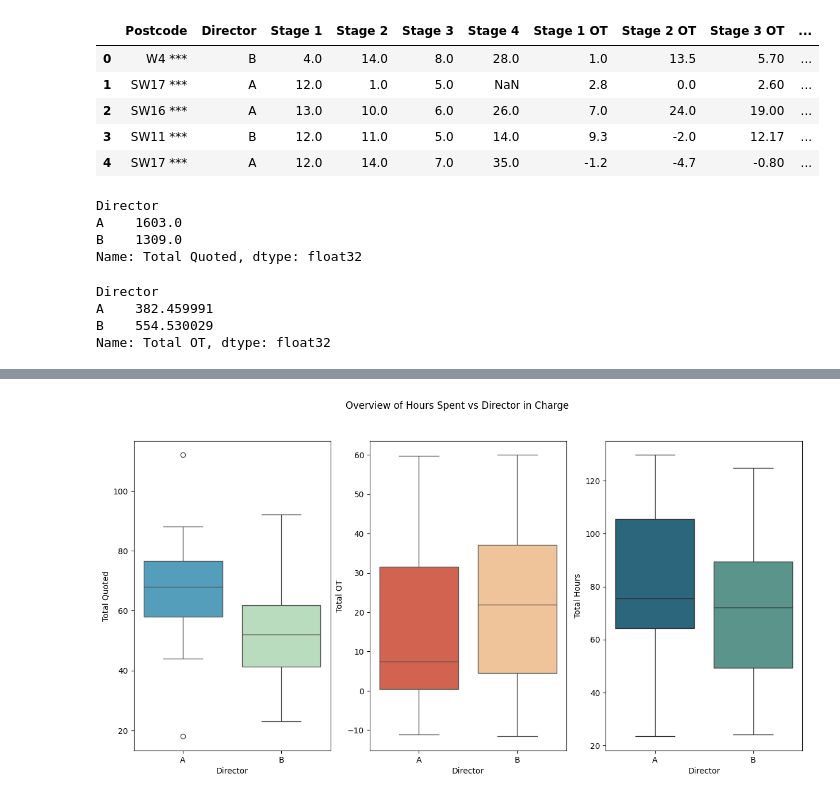
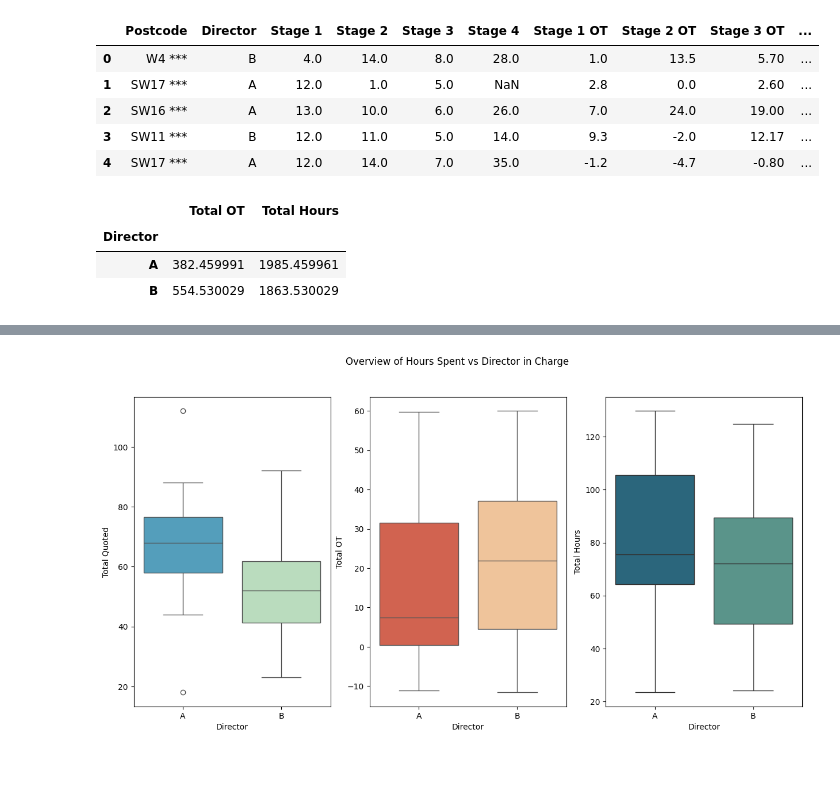
Before and after one commit to xiaoella/project_quotes, a Jupyter notebook: 1. EDA.ipynb, the cells around one changed output, grey strips where cells are left out. Saved outputs shown, nothing was run; the diff lists cells and outputs as text; code cells hidden in the pictures; blank space fills up the shorter version.

```diff
--- a/1. EDA.ipynb
+++ b/1. EDA.ipynb
@@ -323,17 +326,10 @@ df.head()
 | 3 | SW11 *** | B | 12.0 | 11.0 | 5.0 | 14.0 | 9.3 | -2.0 | 12.17 | ... |
 | 4 | SW17 *** | A | 12.0 | 14.0 | 7.0 | 35.0 | -1.2 | -4.7 | -0.80 | ... |
 # %%
-df.groupby("Director")["Total Quoted"].sum()
+df.groupby(["Director"])[["Total OT", "Total Hours"]].sum()
 # %% [output]
-Director
-A    1603.0
-B    1309.0
-Name: Total Quoted, dtype: float32
+|  | Total OT | Total Hours |
+| Director |  |  |
+| A | 382.459991 | 1985.459961 |
+| B | 554.530029 | 1863.530029 |
-# %%
-df.groupby("Director")["Total OT"].sum()
-# %% [output]
-Director
-A    382.459991
-B    554.530029
-Name: Total OT, dtype: float32
 # %% [markdown]
```
Also changed, not shown: parts of 19 cells of this notebook, 2 other files.
